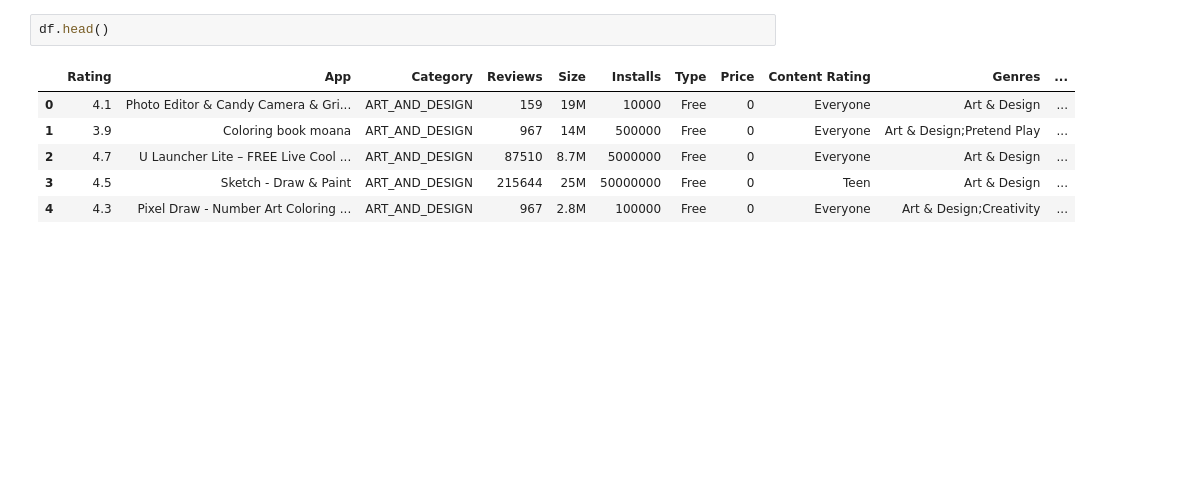
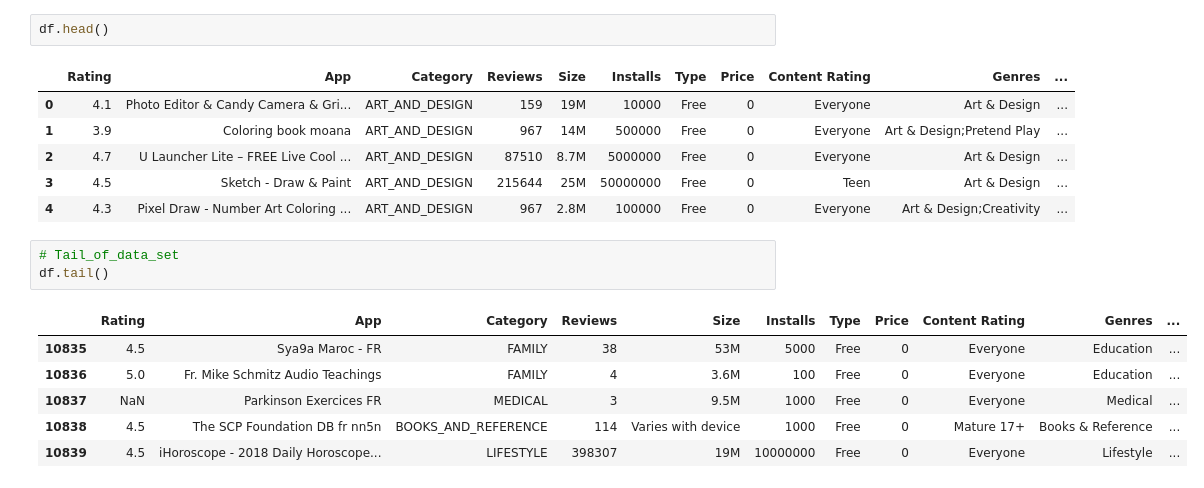
Before and after one commit to MrVishalKumbhar/Google_Play_Store_Review, a Jupyter notebook: Google_platstore_review.ipynb, the cells around one changed output. Cells and saved outputs as stored; diff of their text form; blank space fills up the shorter version.

```diff
--- a/Google_platstore_review.ipynb
+++ b/Google_platstore_review.ipynb
@@ -46,3 +46,13 @@ df.head()
 | 2 | 4.7 | U Launcher Lite – FREE Live Cool ... | ART_AND_DESIGN | 87510 | 8.7M | 5000000 | Free | 0 | Everyone | Art & Design | ... |
 | 3 | 4.5 | Sketch - Draw & Paint | ART_AND_DESIGN | 215644 | 25M | 50000000 | Free | 0 | Teen | Art & Design | ... |
 | 4 | 4.3 | Pixel Draw - Number Art Coloring ... | ART_AND_DESIGN | 967 | 2.8M | 100000 | Free | 0 | Everyone | Art & Design;Creativity | ... |
+# %%
+# Tail_of_data_set
+df.tail()
+# %% [output]
+|  | Rating | App | Category | Reviews | Size | Installs | Type | Price | Content Rating | Genres | ... |
+| 10835 | 4.5 | Sya9a Maroc - FR | FAMILY | 38 | 53M | 5000 | Free | 0 | Everyone | Education | ... |
+| 10836 | 5.0 | Fr. Mike Schmitz Audio Teachings | FAMILY | 4 | 3.6M | 100 | Free | 0 | Everyone | Education | ... |
+| 10837 | NaN | Parkinson Exercices FR | MEDICAL | 3 | 9.5M | 1000 | Free | 0 | Everyone | Medical | ... |
+| 10838 | 4.5 | The SCP Foundation DB fr nn5n | BOOKS_AND_REFERENCE | 114 | Varies with device | 1000 | Free | 0 | Mature 17+ | Books & Reference | ... |
+| 10839 | 4.5 | iHoroscope - 2018 Daily Horoscope... | LIFESTYLE | 398307 | 19M | 10000000 | Free | 0 | Everyone | Lifestyle | ... |
```
Also changed, not shown: parts of 10 cells of this notebook.
